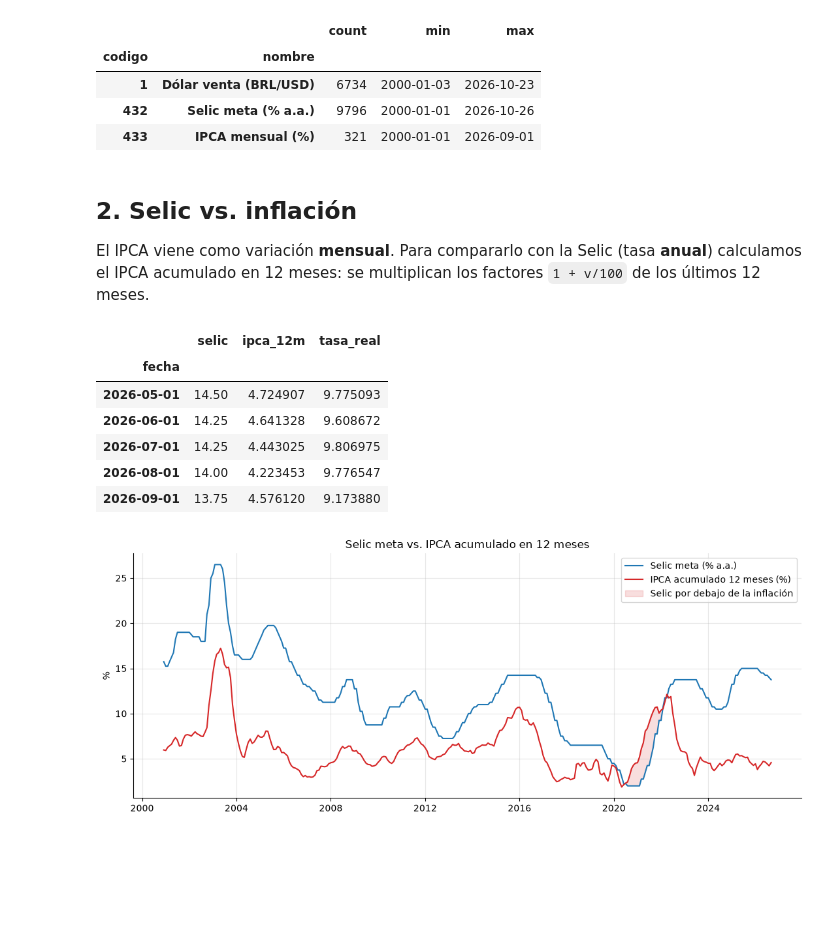
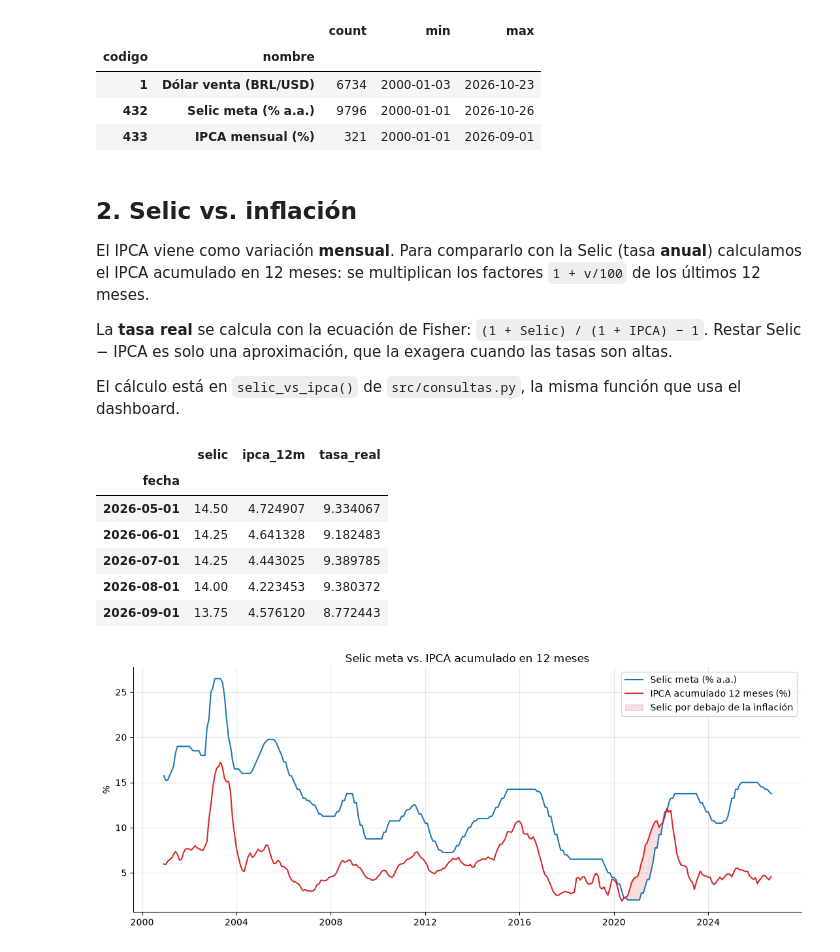
Before and after one commit to tcpalbertvaldivia1993-lang/panorama-brasil, a Jupyter notebook: notebooks/analisis.ipynb, the cells around one changed output. Drawn from its saved outputs; the diff is of its cells as text; code cells hidden in the pictures; blank space fills up the shorter version.

```diff
--- a/notebooks/analisis.ipynb
+++ b/notebooks/analisis.ipynb
@@ -52,30 +52,23 @@ series.groupby(["codigo", "nombre"])["fecha"].agg(["count", "min", "max"])
 El IPCA viene como variación **mensual**. Para compararlo con la Selic (tasa **anual**)
 calculamos el IPCA acumulado en 12 meses: se multiplican los factores `1 + v/100` de los
 últimos 12 meses.
+
+La **tasa real** se calcula con la ecuación de Fisher: `(1 + Selic) / (1 + IPCA) − 1`.
+Restar Selic − IPCA es solo una aproximación, que la exagera cuando las tasas son altas.
+
+El cálculo está en `selic_vs_ipca()` de `src/consultas.py`, la misma función que usa el dashboard.
 # %%
-ipca = (series[series["codigo"] == 433]
-        .set_index("fecha")["valor"]
-        .sort_index())
-ipca_12m = ((1 + ipca / 100).rolling(12).apply(lambda x: x.prod(), raw=True) - 1) * 100
-
-# La Selic meta es diaria: tomamos el valor al cierre de cada mes,
-# y lo fechamos el día 1 para alinearlo con el IPCA
-selic = (series[series["codigo"] == 432]
-         .set_index("fecha")["valor"]
-         .sort_index()
-         .resample("MS").last())
-
-mensual = pd.DataFrame({"selic": selic, "ipca_12m": ipca_12m}).dropna()
-mensual["tasa_real"] = mensual["selic"] - mensual["ipca_12m"]
+# Por mes: Selic meta al cierre del mes, IPCA acumulado en 12 meses y tasa real (Fisher)
+mensual = selic_vs_ipca(series)
 mensual.tail()
 # %% [output]
 |  | selic | ipca_12m | tasa_real |
 | fecha |  |  |  |
-| 2026-05-01 | 14.50 | 4.724907 | 9.775093 |
-| 2026-06-01 | 14.25 | 4.641328 | 9.608672 |
-| 2026-07-01 | 14.25 | 4.443025 | 9.806975 |
-| 2026-08-01 | 14.00 | 4.223453 | 9.776547 |
-| 2026-09-01 | 13.75 | 4.576120 | 9.173880 |
+| 2026-05-01 | 14.50 | 4.724907 | 9.334067 |
+| 2026-06-01 | 14.25 | 4.641328 | 9.182483 |
+| 2026-07-01 | 14.25 | 4.443025 | 9.389785 |
+| 2026-08-01 | 14.00 | 4.223453 | 9.380372 |
+| 2026-09-01 | 13.75 | 4.576120 | 8.772443 |
 # %%
 fig, ax = plt.subplots()
 ax.plot(mensual.index, mensual["selic"], color=COLOR_SELIC, label="Selic meta (% a.a.)")
```
Also changed, not shown: parts of 5 cells of this notebook, 9 other files.
